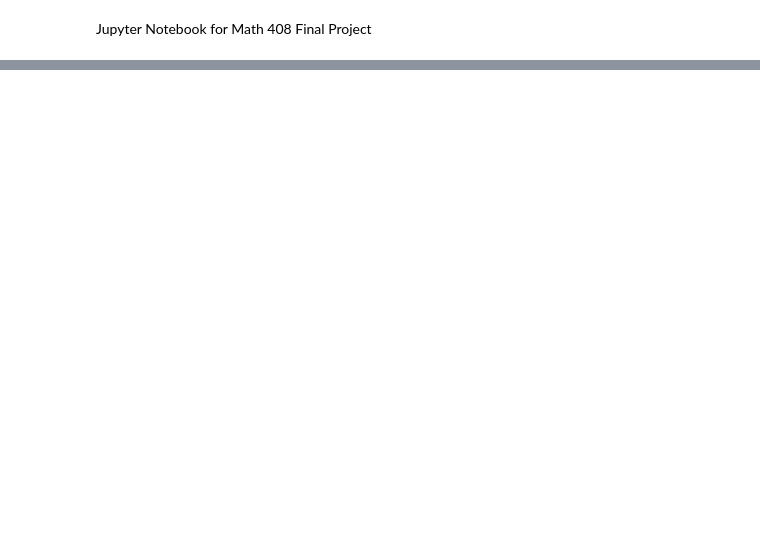
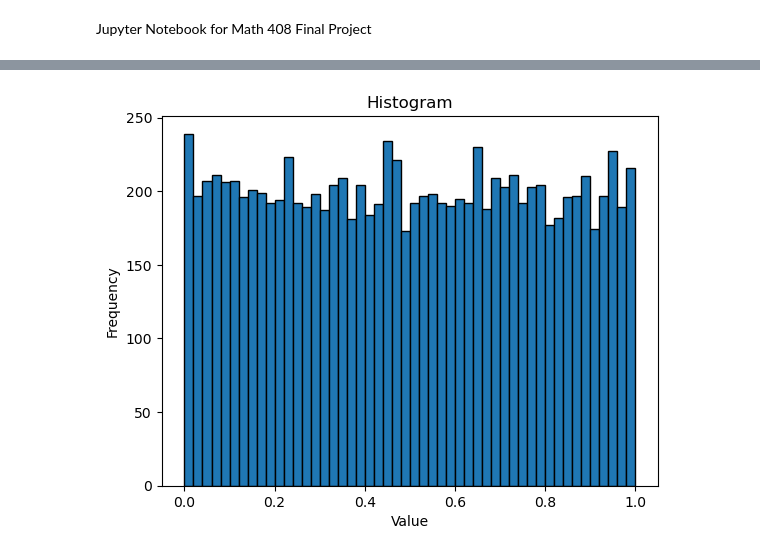
Before and after one commit to jmckinley22/408final, a Jupyter notebook: problem 1-3.ipynb, the cells around one changed output, grey strips where cells are left out. Saved outputs shown, nothing was run; the diff lists cells and outputs as text; code cells hidden in the pictures; blank space fills up the shorter version.

Commit message:
Removed redundant package, finished q1. Need to debug problem with q1e displaying data from q1c. q3 done. Need to go back and comment.

```diff
--- a/problem 1-3.ipynb
+++ b/problem 1-3.ipynb
@@ -80,0 +36,96 @@ plt.show()
+# %%
+import numpy as np
+import matplotlib.pyplot as plt
+
+class pairedData:
+    def __init__(self, x, y):
+        self.x = x
+        self.y = y
+
+x = []
+y = []
+numberPairs = pairedData(x, y)
+
+def q1a():
+    a = 7**5
+    c = 0
+    m = 2**31 - 1
+    n = 10000
+
+    seed = 4**3
+    x = seed
+    randNums = []
+    xnums = []
+    ynums = []
+    for t in range(n):
+        x = (a * x + c) % m
+        randNums.append(x / m)
+        if (t<(n-1)):
+            xnums.append(x/m)
+        if (t>0):
+            ynums.append(x/m)
+
+    numberPairs.x = xnums
+    numberPairs.y = ynums
+
+    plt.hist(randNums, bins=50, edgecolor='k')
+    plt.title("Histogram")
+    plt.xlabel("Value")
+    plt.ylabel("Frequency")
+    plt.show()
+
+def q1b():
+    r = 15
+    a = 6
+    m = 11
+    x0 = 3
+    nums1 = []
+    for _ in range(r):
+        nums1.append(x0)
+        temp = (a*x0)%m
+        x0 = temp
+
+    print("first seq:", nums1)
+
+    m = 10
+    x0 = 3
+    nums2 = []
+    for x in range(r):
+        nums2.append(x0)
+        temp = (a*x0)%m
+        x0 = temp
+
+    print("seccond seq:", nums2)
+
+def q1c():
+    randints = np.random.uniform(0, 1, 10000)
+    plt.hist(randints, bins=50, edgecolor='r')
+    plt.xlabel('val')
+    plt.ylabel('freq')
+    plt.title('histogram')
+    plt.show
+
+def q1d():
+    print('PLACEHOLDER')
+
+def q1e():
+    x = numberPairs.x
+    y = numberPairs.y
+    plt.scatter(x, y, s=1)
+    plt.title('scatter')
+    plt.show
+
+def q1f():
+    print('PLACEHOLDER')
+
+def run_all():
+    q1a()
+    q1b()
+    q1c()
+    q1d()
+    q1e()
+    q1f()
+
+run_all()
+# %% [output]
+[figure, added]
```
Also changed, not shown: parts of 9 cells of this notebook, 1 other file.
